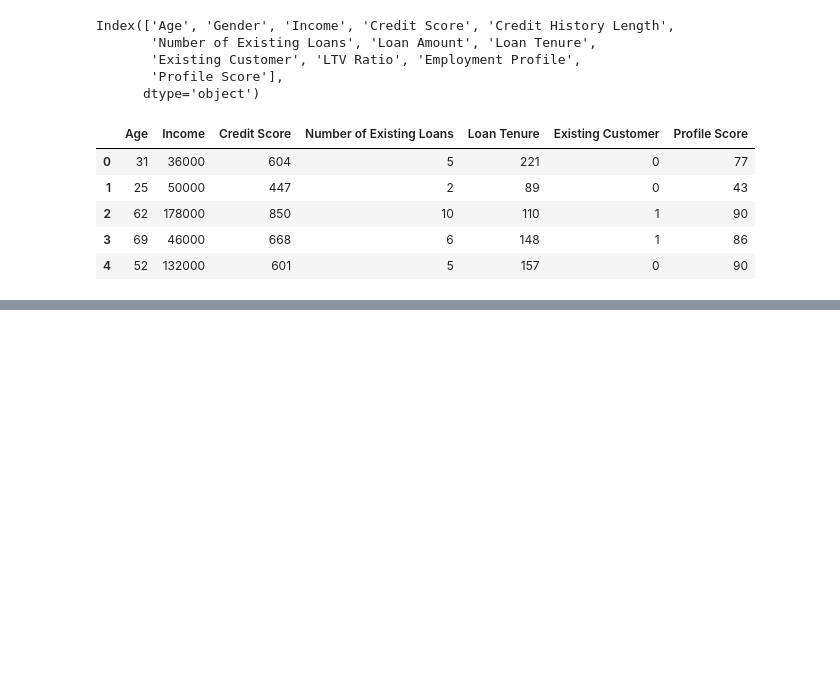
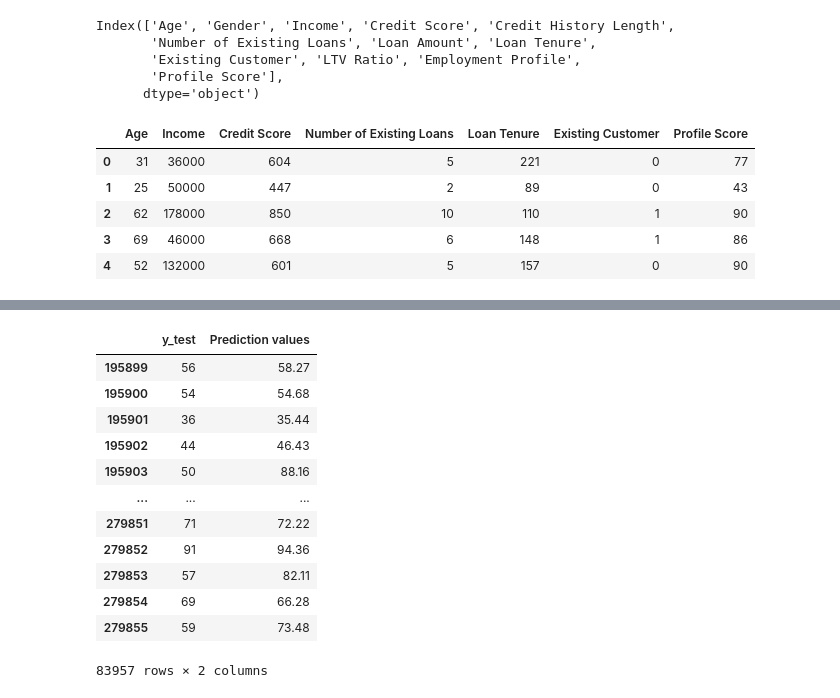
Before and after one commit to saptarshipal1/Two_wheeler_loan, a Jupyter notebook: Two_wheeler_loan.ipynb, the cells around one changed output, grey strips where cells are left out. Drawn from its saved outputs; the diff is of its cells as text; code cells hidden in the pictures; blank space fills up the shorter version.

```diff
--- a/Two_wheeler_loan.ipynb
+++ b/Two_wheeler_loan.ipynb
@@ -181,0 +306,17 @@ df1.head()
+# %%
+model_compare_pred = pd.DataFrame({'y_test': y_test, 'Prediction values': pred_values})
+model_compare_pred
+# %% [output]
+|  | y_test | Prediction values |
+| 195899 | 56 | 58.27 |
+| 195900 | 54 | 54.68 |
+| 195901 | 36 | 35.44 |
+| 195902 | 44 | 46.43 |
+| 195903 | 50 | 88.16 |
+| ... | ... | ... |
+| 279851 | 71 | 72.22 |
+| 279852 | 91 | 94.36 |
+| 279853 | 57 | 82.11 |
+| 279854 | 69 | 66.28 |
+| 279855 | 59 | 73.48 |
+83957 rows × 2 columns
```
Also changed, not shown: parts of 9 cells of this notebook.
